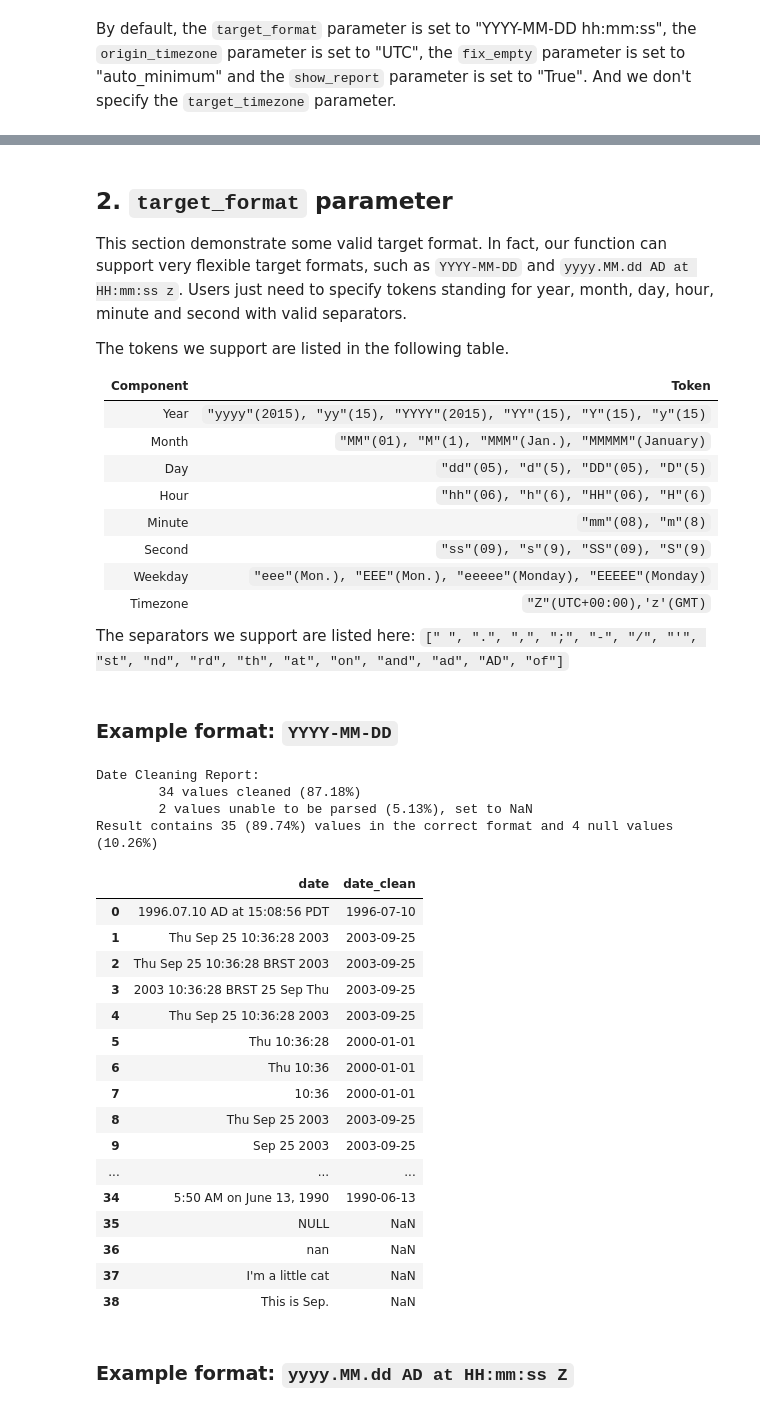
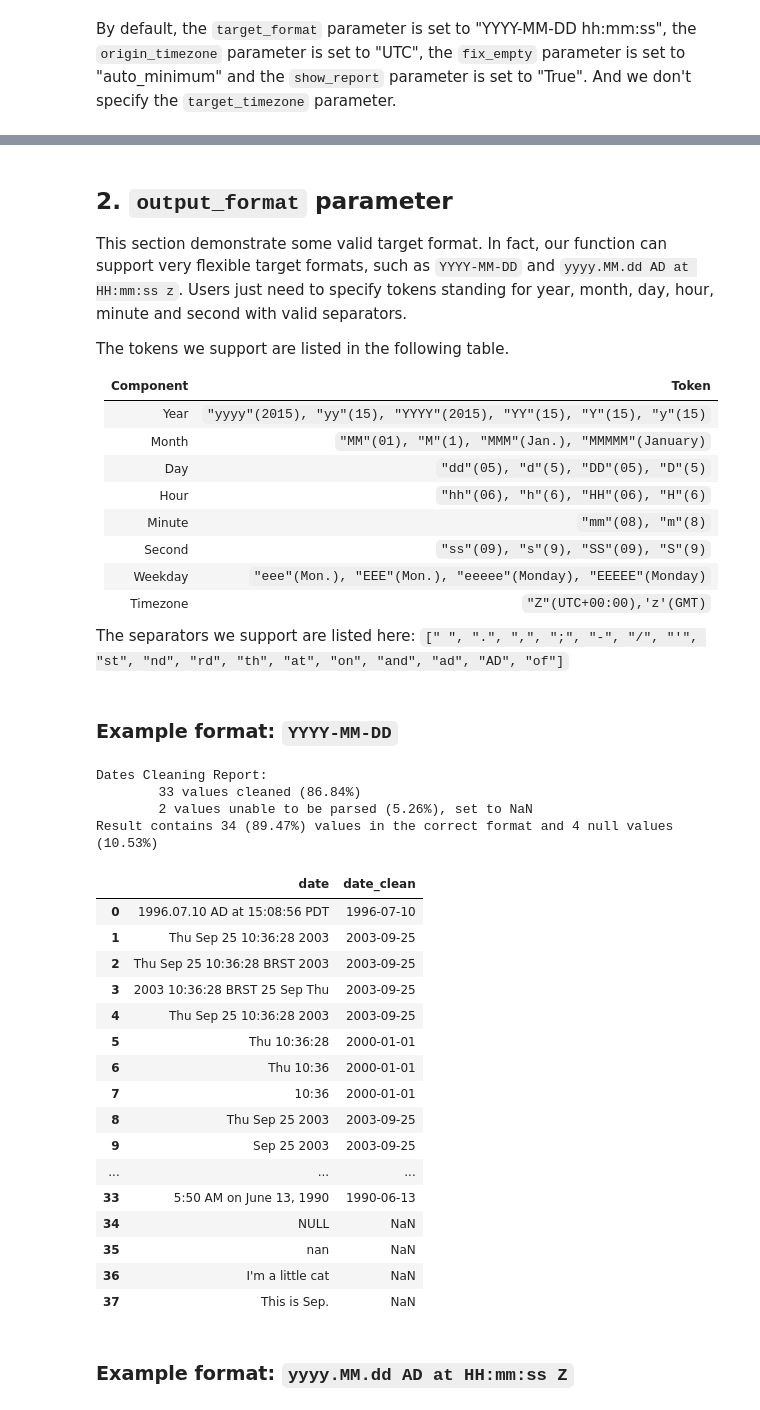
Before and after one commit to sfu-db/dataprep, a Jupyter notebook: docs/source/user_guide/clean/clean_date.ipynb, the cells around one changed output, grey strips where cells are left out. Saved outputs shown, nothing was run; the diff lists cells and outputs as text; code cells hidden in the pictures.

```diff
--- a/docs/source/user_guide/clean/clean_date.ipynb
+++ b/docs/source/user_guide/clean/clean_date.ipynb
@@ -65,7 +65,6 @@ df = pd.DataFrame({"date":
                     '25-Sep-2003',
                     'Sep-25-2003',
                     '09-25-2003',
-                    '25-09-2003',
                     '10-09-2003',
                     '10-09-03',
                     '2003.Sep.25',
@@ -137,5 +136,5 @@ Result contains 35 (89.74%) values in the correct format and 4 null values (10.2
 # %% [markdown]
-## 2. `target_format` parameter
+## 2. `output_format` parameter
 This section demonstrate some valid target format. In fact, our function can support very flexible target formats, such as `YYYY-MM-DD` and `yyyy.MM.dd AD at HH:mm:ss z`. Users just need to specify tokens standing for year, month, day, hour, minute and second with valid separators.
 
 The tokens we support are listed in the following table.
@@ -155,29 +154,29 @@ The separators we support are listed here: `[" ", ".", ",", ";", "-", "/", "'",
 # %% [markdown]
 ### Example format: `YYYY-MM-DD`
 # %%
-clean_date(df, 'date', target_format='YYYY-MM-DD')
+clean_date(df, 'date', output_format='YYYY-MM-DD')
 # %% [output]
-Date Cleaning Report:
-        34 values cleaned (87.18%)
-        2 values unable to be parsed (5.13%), set to NaN
-Result contains 35 (89.74%) values in the correct format and 4 null values (10.26%)
+Dates Cleaning Report:
+        33 values cleaned (86.84%)
+        2 values unable to be parsed (5.26%), set to NaN
+Result contains 34 (89.47%) values in the correct format and 4 null values (10.53%)
 |  | date | date_clean |
 | 0 | 1996.07.10 AD at 15:08:56 PDT | 1996-07-10 |
 | 1 | Thu Sep 25 10:36:28 2003 | 2003-09-25 |
 | 2 | Thu Sep 25 10:36:28 BRST 2003 | 2003-09-25 |
 | 3 | 2003 10:36:28 BRST 25 Sep Thu | 2003-09-25 |
 | 4 | Thu Sep 25 10:36:28 2003 | 2003-09-25 |
 | 5 | Thu 10:36:28 | 2000-01-01 |
 | 6 | Thu 10:36 | 2000-01-01 |
 | 7 | 10:36 | 2000-01-01 |
 | 8 | Thu Sep 25 2003 | 2003-09-25 |
 | 9 | Sep 25 2003 | 2003-09-25 |
 | ... | ... | ... |
-| 34 | 5:50 AM on June 13, 1990 | 1990-06-13 |
-| 35 | NULL | NaN |
-| 36 | nan | NaN |
-| 37 | I'm a little cat | NaN |
-| 38 | This is Sep. | NaN |
+| 33 | 5:50 AM on June 13, 1990 | 1990-06-13 |
+| 34 | NULL | NaN |
+| 35 | nan | NaN |
+| 36 | I'm a little cat | NaN |
+| 37 | This is Sep. | NaN |
 # %% [markdown]
 ### Example format: `yyyy.MM.dd AD at HH:mm:ss Z`
 # %%
```
Also changed, not shown: parts of 29 cells of this notebook.
